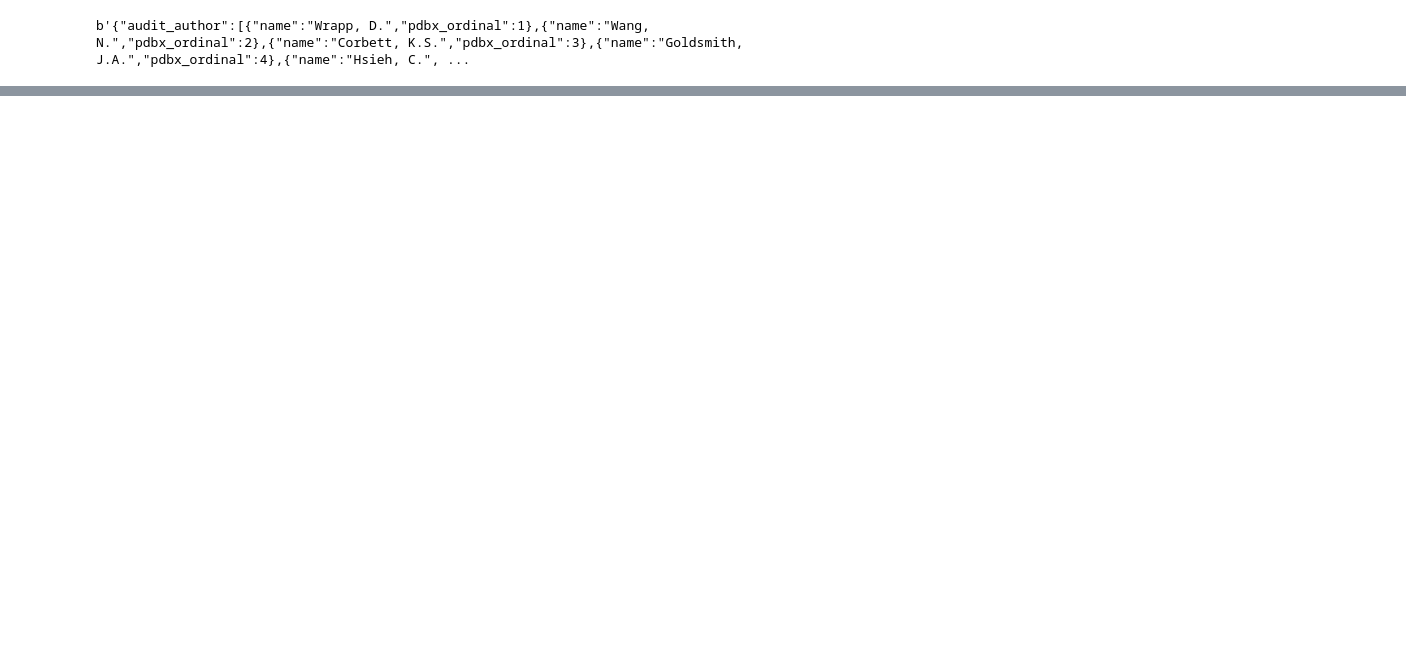
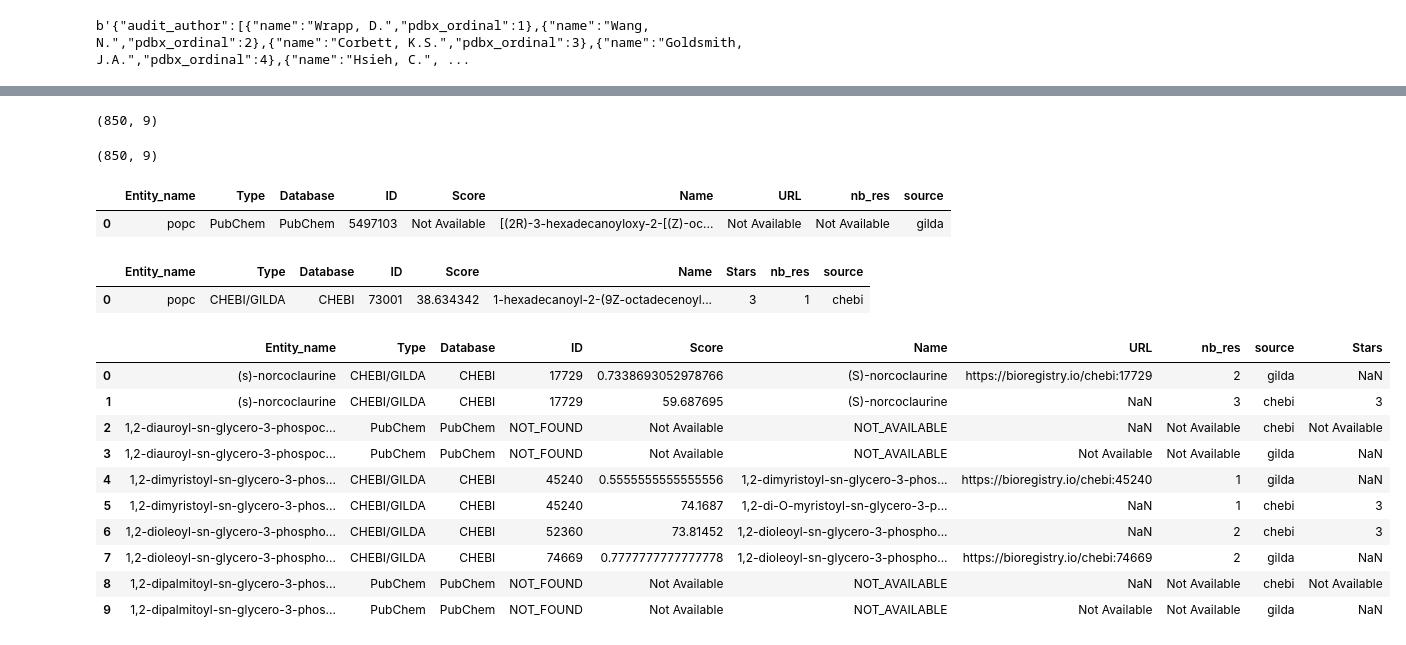
Before and after one commit to MDverse/mdverse_entity_norm, a Jupyter notebook: notebooks/tests.ipynb, the cells around one changed output, grey strips where cells are left out. Cells and saved outputs as stored; diff of their text form; code cells hidden in the pictures; blank space fills up the shorter version.

```diff
--- a/notebooks/tests.ipynb
+++ b/notebooks/tests.ipynb
@@ -51,0 +68,41 @@ b'{"audit_author":[{"name":"Wrapp, D.","pdbx_ordinal":1},{"name":"Wang, N.","pdb
+# %%
+df = pd.read_csv("../results/ground_mol_gilda.tsv", sep="\t")
+df["source"] = "gilda"
+
+df.shape
+# %% [output]
+(850, 9)
+# %%
+df2 = pd.read_csv("../results/ground_mol_chebi.tsv", sep="\t")
+df2["source"] = "chebi"
+
+df2.shape
+# %% [output]
+(850, 9)
+# %%
+df.head(1)
+# %% [output]
+|  | Entity_name | Type | Database | ID | Score | Name | URL | nb_res | source |
+| 0 | popc | PubChem | PubChem | 5497103 | Not Available | [(2R)-3-hexadecanoyloxy-2-[(Z)-oc... | Not Available | Not Available | gilda |
+# %%
+df2.head(1)
+# %% [output]
+|  | Entity_name | Type | Database | ID | Score | Name | Stars | nb_res | source |
+| 0 | popc | CHEBI/GILDA | CHEBI | 73001 | 38.634342 | 1-hexadecanoyl-2-(9Z-octadecenoyl... | 3 | 1 | chebi |
+# %%
+# If column id is the same add both row of the df
+df_merged = df.merge(df2, how="outer")
+# %%
+df_merged.head(10)
+# %% [output]
+|  | Entity_name | Type | Database | ID | Score | Name | URL | nb_res | source | Stars |
+| 0 | (s)-norcoclaurine | CHEBI/GILDA | CHEBI | 17729 | 0.7338693052978766 | (S)-norcoclaurine | https://bioregistry.io/chebi:17729 | 2 | gilda | NaN |
+| 1 | (s)-norcoclaurine | CHEBI/GILDA | CHEBI | 17729 | 59.687695 | (S)-norcoclaurine | NaN | 3 | chebi | 3 |
+| 2 | 1,2-diauroyl-sn-glycero-3-phospoc... | PubChem | PubChem | NOT_FOUND | Not Available | NOT_AVAILABLE | NaN | Not Available | chebi | Not Available |
+| 3 | 1,2-diauroyl-sn-glycero-3-phospoc... | PubChem | PubChem | NOT_FOUND | Not Available | NOT_AVAILABLE | Not Available | Not Available | gilda | NaN |
+| 4 | 1,2-dimyristoyl-sn-glycero-3-phos... | CHEBI/GILDA | CHEBI | 45240 | 0.5555555555555556 | 1,2-dimyristoyl-sn-glycero-3-phos... | https://bioregistry.io/chebi:45240 | 1 | gilda | NaN |
+| 5 | 1,2-dimyristoyl-sn-glycero-3-phos... | CHEBI/GILDA | CHEBI | 45240 | 74.1687 | 1,2-di-O-myristoyl-sn-glycero-3-p... | NaN | 1 | chebi | 3 |
+| 6 | 1,2-dioleoyl-sn-glycero-3-phospho... | CHEBI/GILDA | CHEBI | 52360 | 73.81452 | 1,2-dioleoyl-sn-glycero-3-phospho... | NaN | 2 | chebi | 3 |
+| 7 | 1,2-dioleoyl-sn-glycero-3-phospho... | CHEBI/GILDA | CHEBI | 74669 | 0.7777777777777778 | 1,2-dioleoyl-sn-glycero-3-phospho... | https://bioregistry.io/chebi:74669 | 2 | gilda | NaN |
+| 8 | 1,2-dipalmitoyl-sn-glycero-3-phos... | PubChem | PubChem | NOT_FOUND | Not Available | NOT_AVAILABLE | NaN | Not Available | chebi | Not Available |
+| 9 | 1,2-dipalmitoyl-sn-glycero-3-phos... | PubChem | PubChem | NOT_FOUND | Not Available | NOT_AVAILABLE | Not Available | Not Available | gilda | NaN |
```
Also changed, not shown: parts of 31 cells of this notebook.
